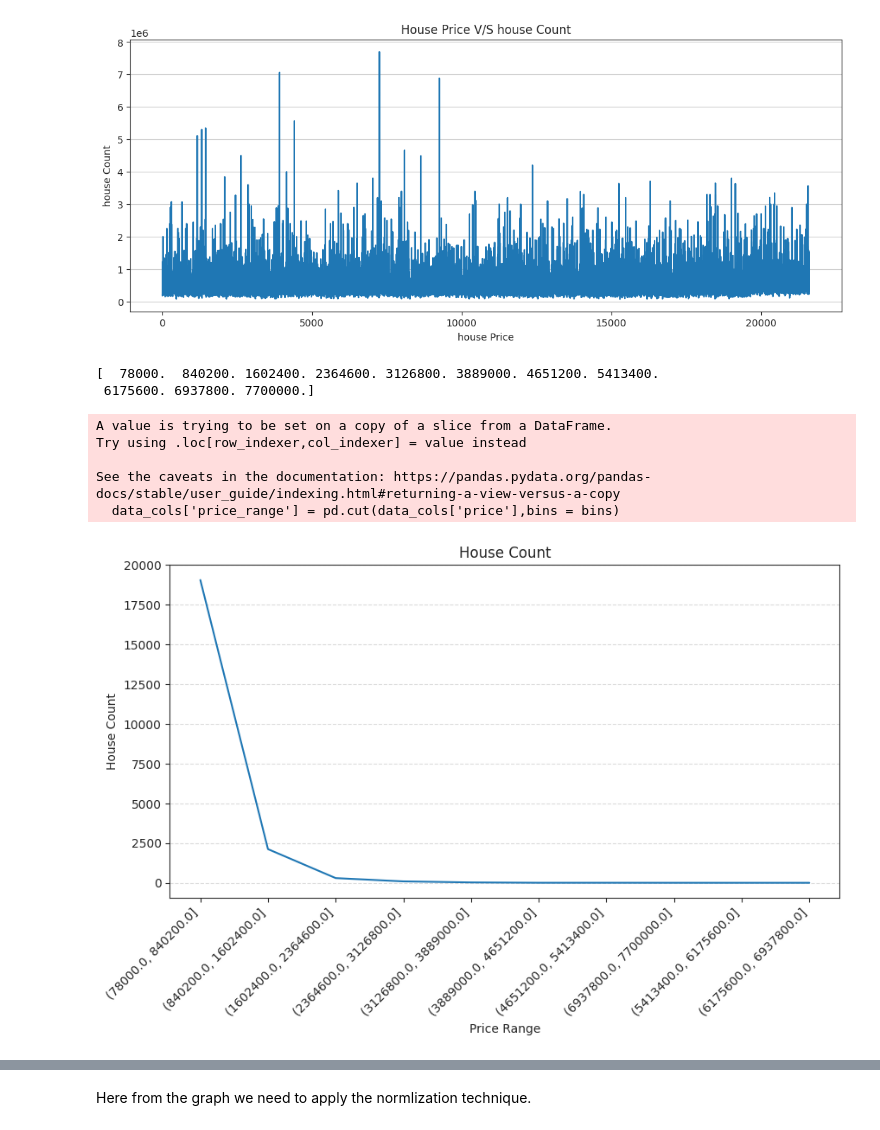
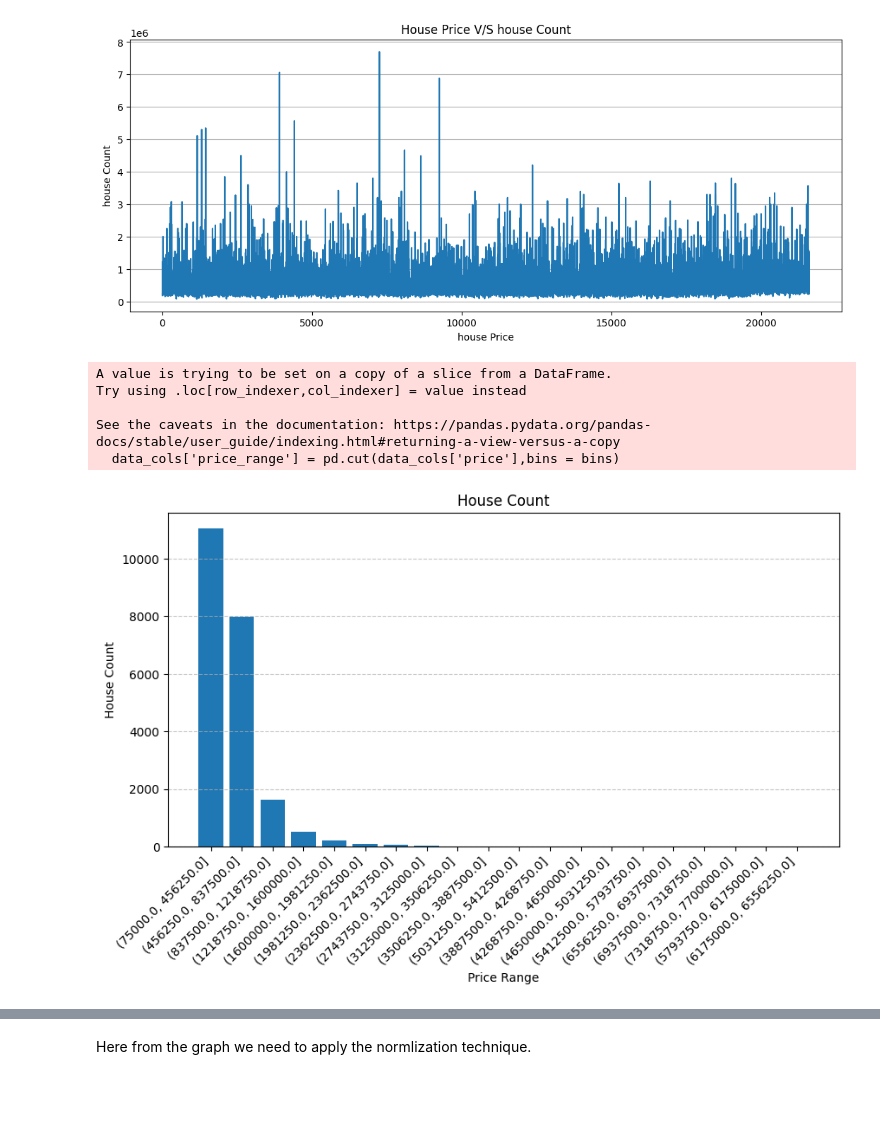
Before and after one commit to nachiket5/Machine_Learing, a Jupyter notebook: Housing_price/housing_price.ipynb, the cells around one changed output, grey strips where cells are left out. Drawn from its saved outputs; the diff is of its cells as text; code cells hidden in the pictures; blank space fills up the shorter version.

```diff
--- a/Housing_price/housing_price.ipynb
+++ b/Housing_price/housing_price.ipynb
@@ -33,7 +36,7 @@ Index(['id', 'date', 'price', 'bedrooms', 'bathrooms', 'sqft_living',
 data_cols = data[['id', 'price', 'bedrooms', 'bathrooms', 'sqft_living'
 		              ,'floors', 'waterfront', 'view', 'grade'
                   ,'sqft_above', 'sqft_basement', 'yr_renovated'
-                  ,'lat','sqft_lot15', 'price_range']]
+                  ,'lat','sqft_lot15']]
 data_cols
 # %% [output]
 |  | id | price | bedrooms | bathrooms | sqft_living | floors | waterfront | view | grade | sqft_above | ... |
@@ -72,3 +75,15 @@ count       21612  21612  21612       21612          21612         21612
 75%       47       10083
 max       47      871200
 70
+# %%
+# we will add the mean value in for the data where id is same.
+for i in data_cols.columns:
+  print(f'{i} " {data[i].nunique()}')
+
+
+# here id field having duplicate values
+data_cols[data_cols['id'].isin(data_cols[data_cols['id'].duplicated()].id)].sort_values('id').groupby('id')['price'].mean()
+
+# data[data_cols['id'].duplicated()].id
+for i in data_cols[data_cols['id'].duplicated()].id:
+  data_cols.loc[data['id'] == i,'price'] = data_cols[data_cols['id'] == i]['price'].mean()
@@ -99,28 +162,25 @@ plt.show()
 # %% [output]
 [figure]
 # %%
-num_bin = 10
+num_bin = 20
 strt_bin = data_cols['price'].min()
 stop_bin = data_cols['price'].max()
 bins = np.linspace(strt_bin, stop_bin, num_bin + 1)
-print(bins)
 data_cols['price_range'] = pd.cut(data_cols['price'],bins = bins)
 val_cnt=  data_cols['price_range'].value_counts()
 
 plt.figure(figsize=(10, 5))
-plt.plot(val_cnt.index.astype(str), val_cnt.values)
+plt.bar(val_cnt.index.astype(str), val_cnt.values)
 plt.xlabel('Price Range')
 plt.xticks(rotation = 45, ha = "right")
 plt.ylabel('House Count')
 plt.grid(axis='y', linestyle='--', alpha=0.7)
 plt.title('House Count')
 plt.show()
 # %% [output]
-[  78000.  840200. 1602400. 2364600. 3126800. 3889000. 4651200. 5413400.
- 6175600. 6937800. 7700000.]
+A value is trying to be set on a copy of a slice from a DataFrame.
+Try using .loc[row_indexer,col_indexer] = value instead
+
+See the caveats in the documentation: https://pandas.pydata.org/pandas-docs/stable/user_guide/indexing.html#returning-a-view-versus-a-copy
+  data_cols['price_range'] = pd.cut(data_cols['price'],bins = bins)
-A value is trying to be set on a copy of a slice from a DataFrame.
-Try using .loc[row_indexer,col_indexer] = value instead
-
-See the caveats in the documentation: https://pandas.pydata.org/pandas-docs/stable/user_guide/indexing.html#returning-a-view-versus-a-copy
-  data_cols['price_range'] = pd.cut(data_cols['price'],bins = bins)
-[figure, old version]
+[figure, new version]
```
Also changed, not shown: parts of 45 cells of this notebook.
